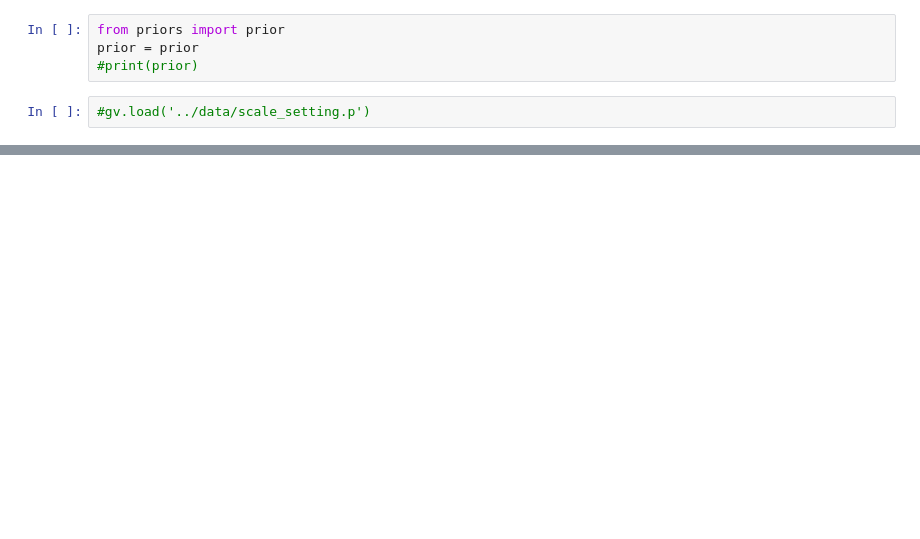
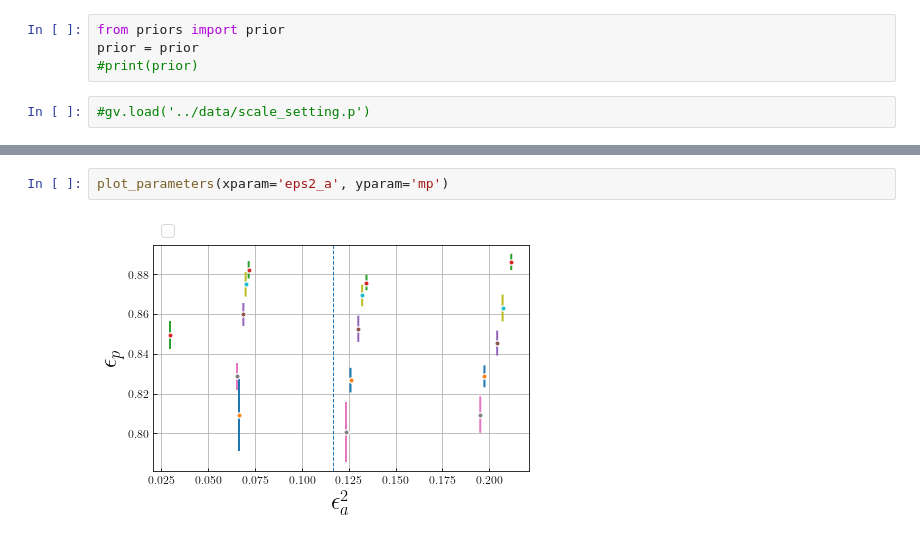
Before and after one commit to gdbrad/nucleon_sigma, a Jupyter notebook: notebooks/nucleon_sigma.ipynb, the cells around one changed output, grey strips where cells are left out. Drawn from its saved outputs; the diff is of its cells as text; blank space fills up the shorter version.

```diff
--- a/notebooks/nucleon_sigma.ipynb
+++ b/notebooks/nucleon_sigma.ipynb
@@ -98,0 +247,4 @@ KeyError: 'fit_phys_units'
+# %%
+plot_parameters(xparam='eps2_a', yparam='mp')
+# %% [output]
+[figure, added]
```
Also changed, not shown: parts of 24 cells of this notebook, 15 other files.
